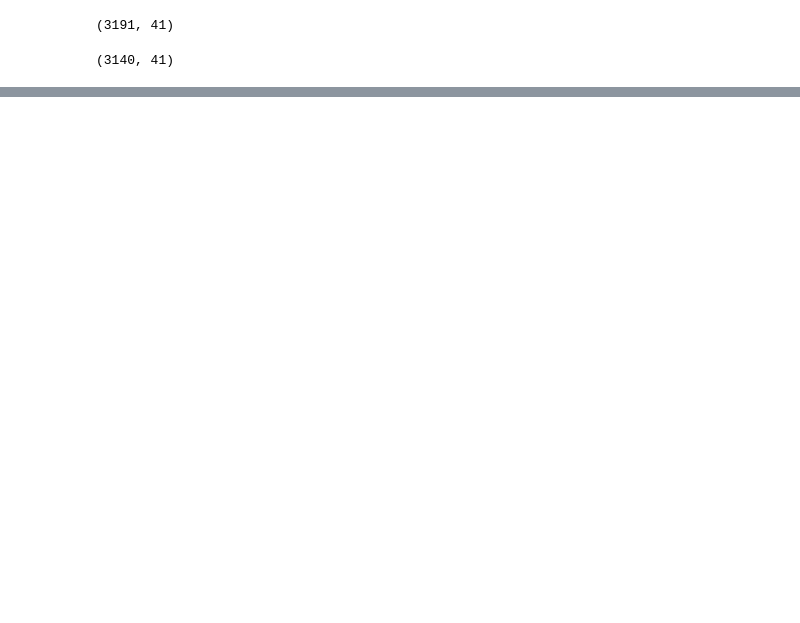
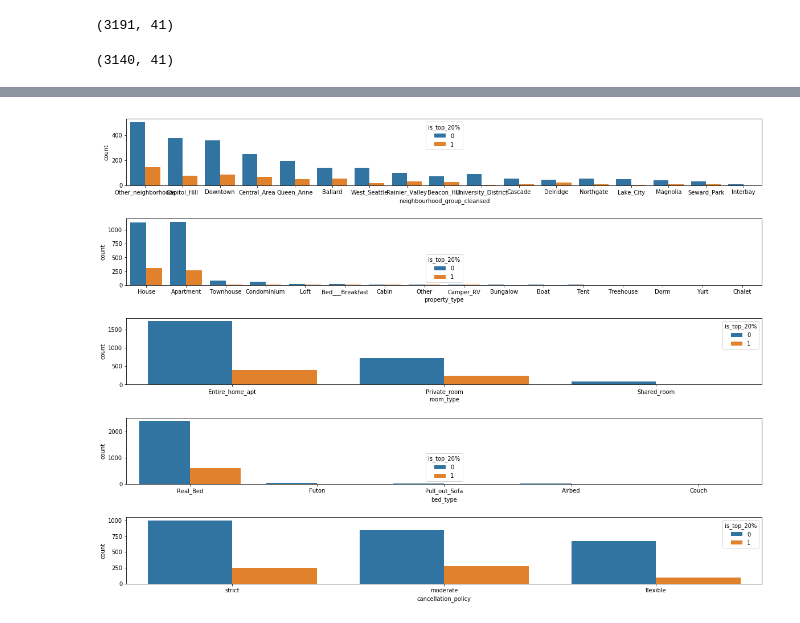
Before and after one commit to nshabani/SeattleAirbnb, a Jupyter notebook: Seattle_Airbnb_final.ipynb, the cells around one changed output, grey strips where cells are left out. Cells and saved outputs as stored; diff of their text form; code cells hidden in the pictures; blank space fills up the shorter version.

```diff
--- a/Seattle_Airbnb_final.ipynb
+++ b/Seattle_Airbnb_final.ipynb
@@ -111,0 +147,14 @@ plt.show
+# %%
+# to check which parameter impacts the number of reviews (being in top 20%) from categorical list
+
+plt.figure(figsize=[20,15])
+i=0
+base_color = sns.color_palette()[0]
+
+for col in categorical_list:
+    plt.subplots_adjust(hspace = 0.5)
+    i+=1
+    plt.subplot(len(categorical_list),1,i)
+    fig=sns.countplot(x=col,data=df2,hue='is_top_20%',order=df2[col].value_counts().index)#,hue='is_top_20%'
+# %% [output]
+[figure, added]
```
Also changed, not shown: parts of 20 cells of this notebook.
